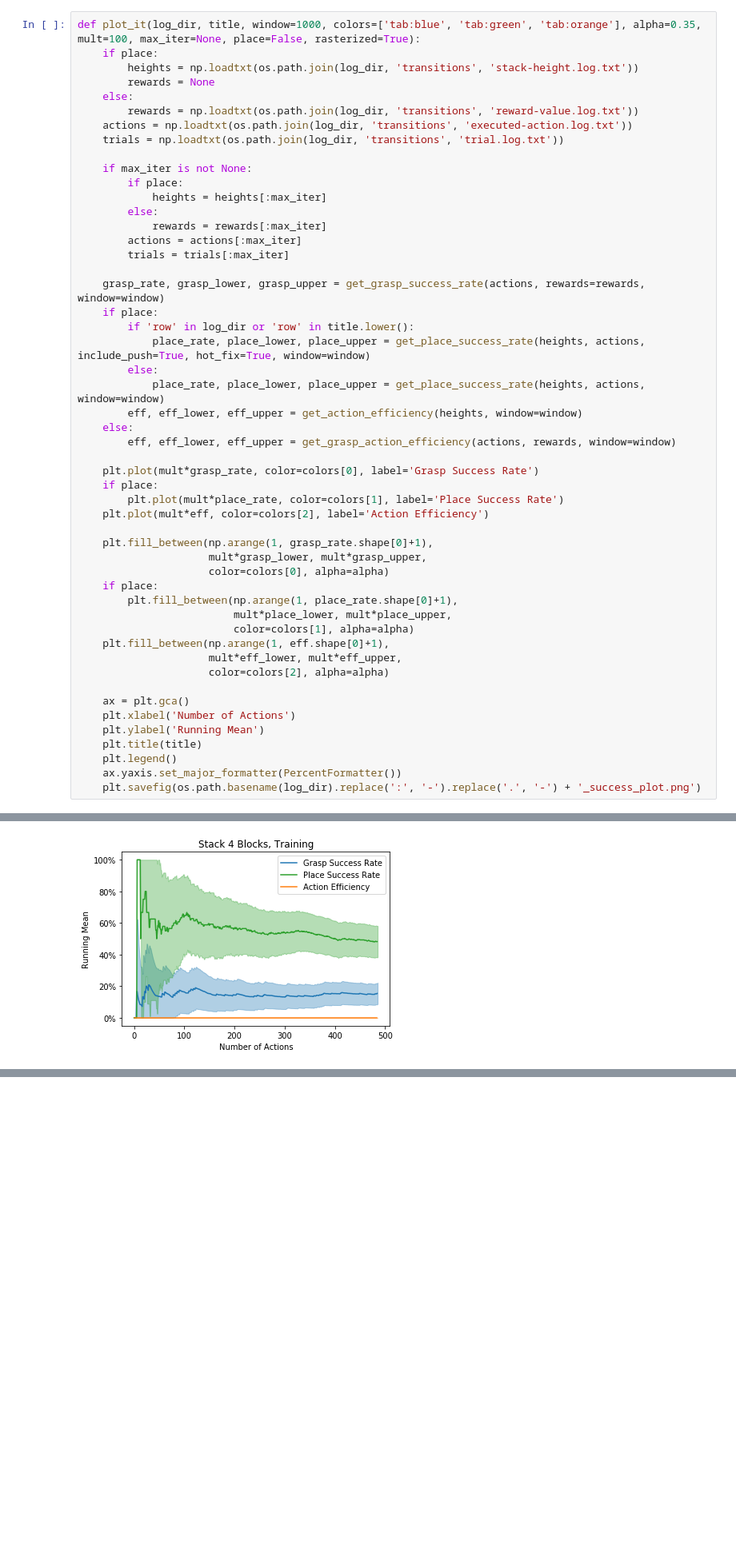
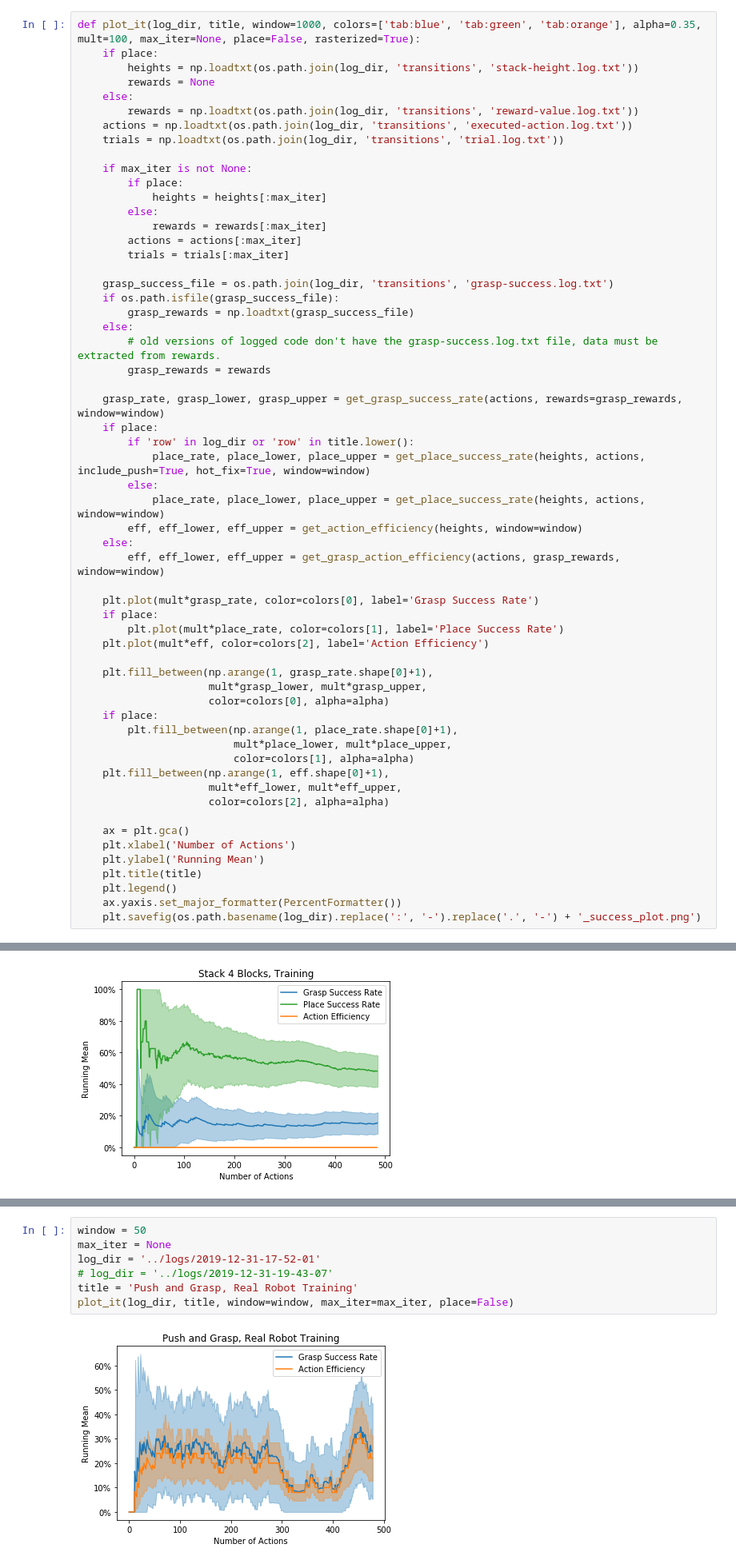
Before and after one commit to jhu-lcsr/good_robot, a Jupyter notebook: plot_success_rate/calculate_successes.ipynb, the cells around one changed output, grey strips where cells are left out. Shown at 80% size. Cells and saved outputs as stored; diff of their text form; blank space fills up the shorter version.

Commit message:
calculate_successes.ipynb can load grasp-success.log.txt

```diff
--- a/plot_success_rate/calculate_successes.ipynb
+++ b/plot_success_rate/calculate_successes.ipynb
@@ -148,7 +148,14 @@ def plot_it(log_dir, title, window=1000, colors=['tab:blue', 'tab:green', 'tab:o
         actions = actions[:max_iter]
         trials = trials[:max_iter]
 
-    grasp_rate, grasp_lower, grasp_upper = get_grasp_success_rate(actions, rewards=rewards, window=window)
+    grasp_success_file = os.path.join(log_dir, 'transitions', 'grasp-success.log.txt')
+    if os.path.isfile(grasp_success_file):
+        grasp_rewards = np.loadtxt(grasp_success_file)
+    else:
+        # old versions of logged code don't have the grasp-success.log.txt file, data must be extracted from rewards.
+        grasp_rewards = rewards
+
+    grasp_rate, grasp_lower, grasp_upper = get_grasp_success_rate(actions, rewards=grasp_rewards, window=window)
     if place:
         if 'row' in log_dir or 'row' in title.lower():
             place_rate, place_lower, place_upper = get_place_success_rate(heights, actions, include_push=True, hot_fix=True, window=window)
@@ -156,7 +163,7 @@ def plot_it(log_dir, title, window=1000, colors=['tab:blue', 'tab:green', 'tab:o
             place_rate, place_lower, place_upper = get_place_success_rate(heights, actions, window=window)
         eff, eff_lower, eff_upper = get_action_efficiency(heights, window=window)
     else:
-        eff, eff_lower, eff_upper = get_grasp_action_efficiency(actions, rewards, window=window)
+        eff, eff_lower, eff_upper = get_grasp_action_efficiency(actions, grasp_rewards, window=window)
 
     plt.plot(mult*grasp_rate, color=colors[0], label='Grasp Success Rate')
     if place:
@@ -193,0 +203,9 @@ plot_it(log_dir, title, window=window, max_iter=max_iter, place=True)
+# %%
+window = 50
+max_iter = None
+log_dir = '../logs/2019-12-31-17-52-01'
+# log_dir = '../logs/2019-12-31-19-43-07'
+title = 'Push and Grasp, Real Robot Training'
+plot_it(log_dir, title, window=window, max_iter=max_iter, place=False)
+# %% [output]
+[figure, added]
```
Also changed, not shown: parts of 11 cells of this notebook.
